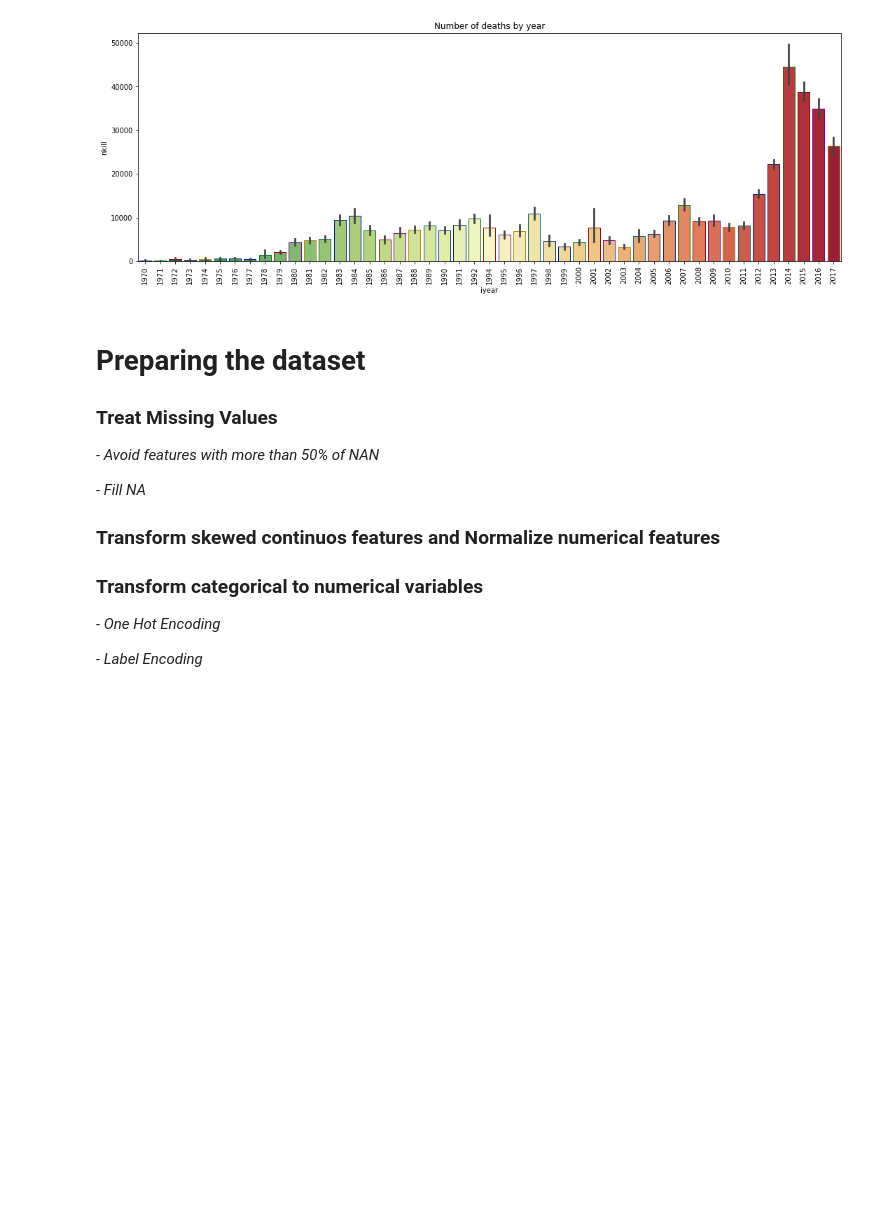
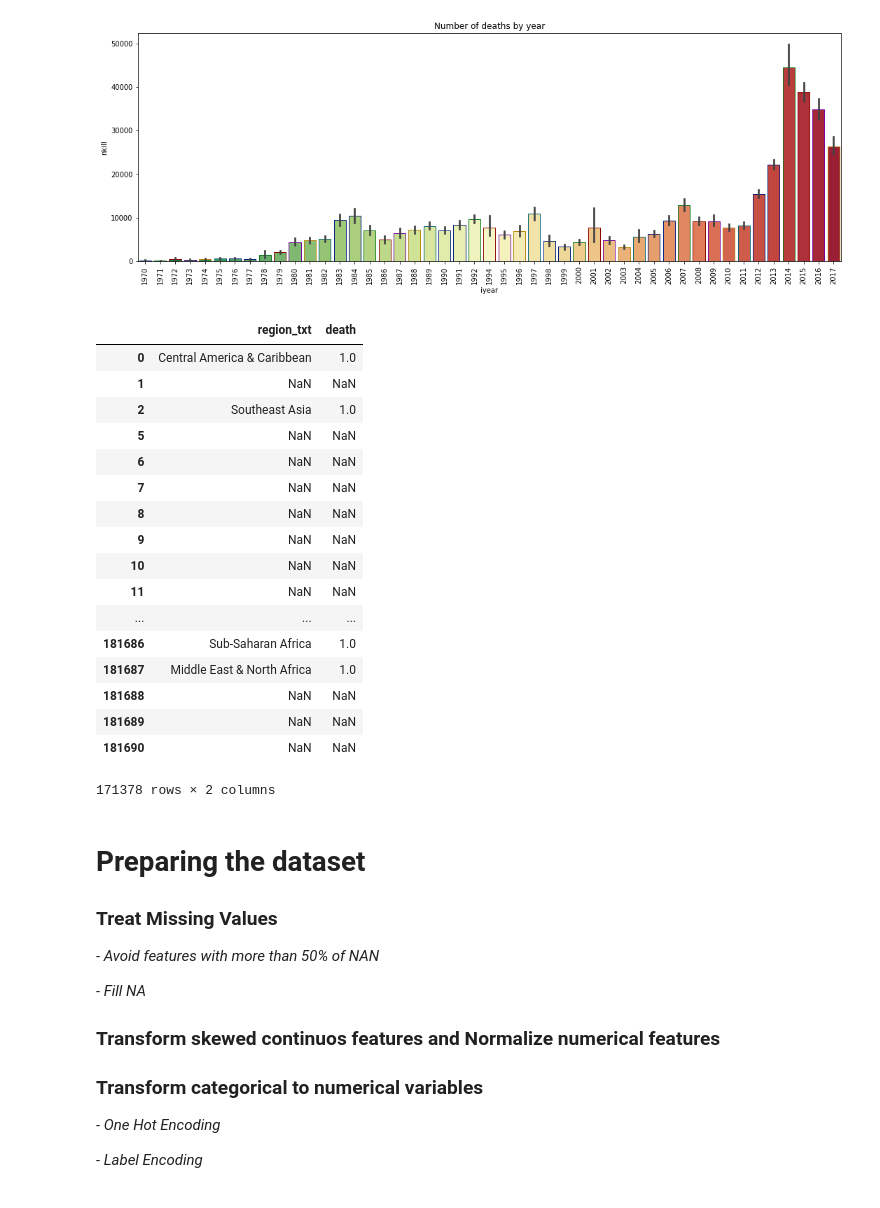
Before and after one commit to fredericoguerra/ML-Udacity-CapstoneProject, a Jupyter notebook: GlobalTerrorismAttack.ipynb, the cells around one changed output. Saved outputs shown, nothing was run; the diff lists cells and outputs as text; code cells hidden in the pictures; blank space fills up the shorter version.

```diff
--- a/GlobalTerrorismAttack.ipynb
+++ b/GlobalTerrorismAttack.ipynb
@@ -58,6 +58,29 @@ plt.xticks(rotation=90)
         34, 35, 36, 37, 38, 39, 40, 41, 42, 43, 44, 45, 46]),
  <a list of 47 Text xticklabel objects>)
 [figure]
+# %%
+pie_GTD = GTD[['region_txt', 'death']].where(GTD['death']==1)
+# %%
+pie_GTD
+# %% [output]
+|  | region_txt | death |
+| 0 | Central America & Caribbean | 1.0 |
+| 1 | NaN | NaN |
+| 2 | Southeast Asia | 1.0 |
+| 5 | NaN | NaN |
+| 6 | NaN | NaN |
+| 7 | NaN | NaN |
+| 8 | NaN | NaN |
+| 9 | NaN | NaN |
+| 10 | NaN | NaN |
+| 11 | NaN | NaN |
+| ... | ... | ... |
+| 181686 | Sub-Saharan Africa | 1.0 |
+| 181687 | Middle East & North Africa | 1.0 |
+| 181688 | NaN | NaN |
+| 181689 | NaN | NaN |
+| 181690 | NaN | NaN |
+171378 rows × 2 columns
 # %% [markdown]
 # Preparing the dataset
 
```
Also changed, not shown: parts of 20 cells of this notebook.
